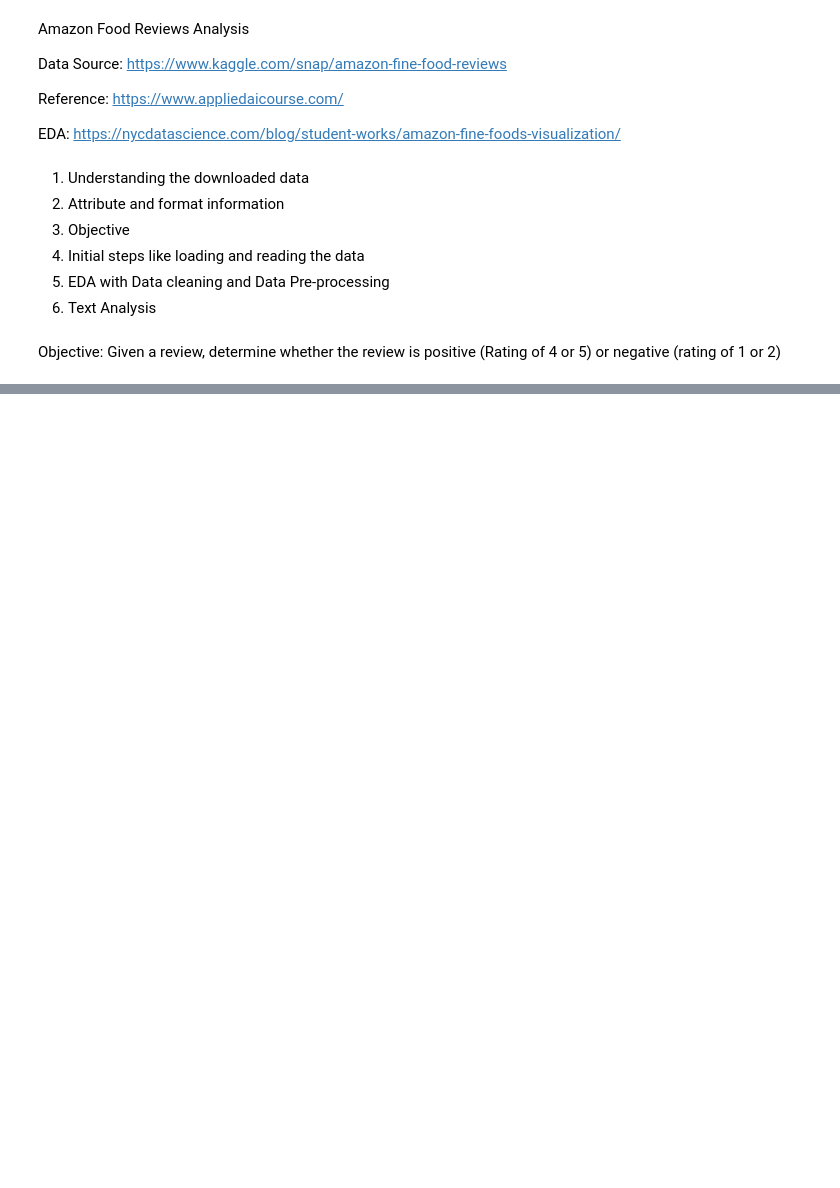
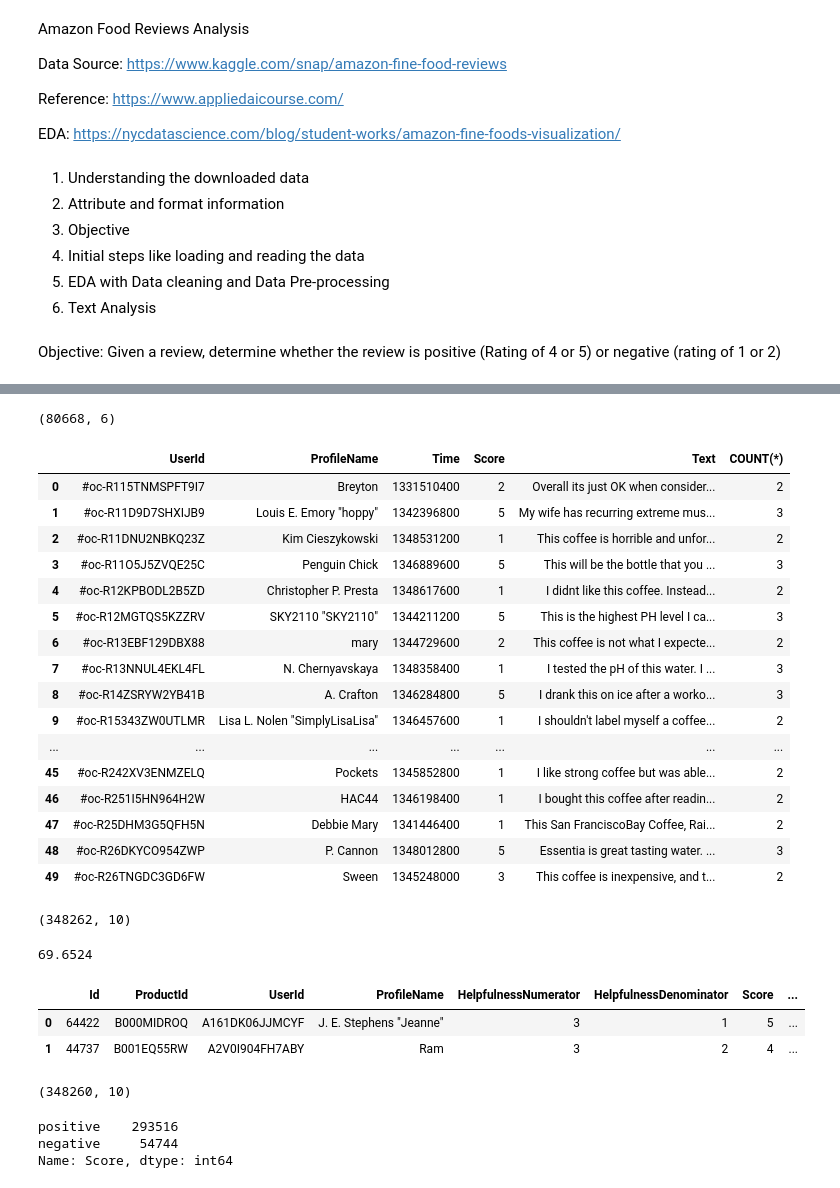
Before and after one commit to manoj-goli/ML_python_rep2-Amazon-review--Text-analysis-NLP, a Jupyter notebook: AMAZON_FOOD_REVIEW text analysis with python and ML concepts.ipynb, the cells around one changed output, grey strips where cells are left out. Saved outputs shown, nothing was run; the diff lists cells and outputs as text; code cells hidden in the pictures; blank space fills up the shorter version.

Commit message:
updates worked on 28-3-2020; Data Cleaning

```diff
--- a/AMAZON_FOOD_REVIEW text analysis with python and ML concepts.ipynb
+++ b/AMAZON_FOOD_REVIEW text analysis with python and ML concepts.ipynb
@@ -83,0 +96,22 @@ Number of data points in our data (500000, 10)
+# %%
+print(display.shape)
+display.head(50)
+# %% [output]
+(80668, 6)
+|  | UserId | ProfileName | Time | Score | Text | COUNT(*) |
+| 0 | #oc-R115TNMSPFT9I7 | Breyton | 1331510400 | 2 | Overall its just OK when consider... | 2 |
+| 1 | #oc-R11D9D7SHXIJB9 | Louis E. Emory "hoppy" | 1342396800 | 5 | My wife has recurring extreme mus... | 3 |
+| 2 | #oc-R11DNU2NBKQ23Z | Kim Cieszykowski | 1348531200 | 1 | This coffee is horrible and unfor... | 2 |
+| 3 | #oc-R11O5J5ZVQE25C | Penguin Chick | 1346889600 | 5 | This will be the bottle that you ... | 3 |
+| 4 | #oc-R12KPBODL2B5ZD | Christopher P. Presta | 1348617600 | 1 | I didnt like this coffee. Instead... | 2 |
+| 5 | #oc-R12MGTQS5KZZRV | SKY2110 "SKY2110" | 1344211200 | 5 | This is the highest PH level I ca... | 3 |
+| 6 | #oc-R13EBF129DBX88 | mary | 1344729600 | 2 | This coffee is not what I expecte... | 2 |
+| 7 | #oc-R13NNUL4EKL4FL | N. Chernyavskaya | 1348358400 | 1 | I tested the pH of this water. I ... | 3 |
+| 8 | #oc-R14ZSRYW2YB41B | A. Crafton | 1346284800 | 5 | I drank this on ice after a worko... | 3 |
+| 9 | #oc-R15343ZW0UTLMR | Lisa L. Nolen "SimplyLisaLisa" | 1346457600 | 1 | I shouldn't label myself a coffee... | 2 |
+| ... | ... | ... | ... | ... | ... | ... |
+| 45 | #oc-R242XV3ENMZELQ | Pockets | 1345852800 | 1 | I like strong coffee but was able... | 2 |
+| 46 | #oc-R251I5HN964H2W | HAC44 | 1346198400 | 1 | I bought this coffee after readin... | 2 |
+| 47 | #oc-R25DHM3G5QFH5N | Debbie Mary | 1341446400 | 1 | This San FranciscoBay Coffee, Rai... | 2 |
+| 48 | #oc-R26DKYCO954ZWP | P. Cannon | 1348012800 | 5 | Essentia is great tasting water. ... | 3 |
+| 49 | #oc-R26TNGDC3GD6FW | Sween | 1345248000 | 3 | This coffee is inexpensive, and t... | 2 |
@@ -83,0 +121,24 @@ Number of data points in our data (500000, 10)
+# %%
+#Deduplication of entries
+final=sorted_data.drop_duplicates(subset={"UserId","ProfileName","Time","Text"}, keep='first', inplace=False)
+final.shape
+# %% [output]
+(348262, 10)
+# %%
+#Checking to see how much % of data still remains
+(final['Id'].size*1.0)/(filtered_data['Id'].size*1.0)*100
+# %% [output]
+69.6524
+# %%
+display= pd.read_sql_query("""
+SELECT *
+FROM Reviews
+WHERE Score != 3 AND Id=44737 OR Id=64422
+ORDER BY ProductID
+""", con)
+
+display.head()
+# %% [output]
+|  | Id | ProductId | UserId | ProfileName | HelpfulnessNumerator | HelpfulnessDenominator | Score | ... |
+| 0 | 64422 | B000MIDROQ | A161DK06JJMCYF | J. E. Stephens "Jeanne" | 3 | 1 | 5 | ... |
+| 1 | 44737 | B001EQ55RW | A2V0I904FH7ABY | Ram | 3 | 2 | 4 | ... |
@@ -83,0 +147,11 @@ Number of data points in our data (500000, 10)
+# %%
+#Before starting the next phase of preprocessing lets see the number of entries left
+print(final.shape)
+
+#How many positive and negative reviews are present in our dataset?
+final['Score'].value_counts()
+# %% [output]
+(348260, 10)
+positive    293516
+negative     54744
+Name: Score, dtype: int64
```
Also changed, not shown: parts of 3 cells of this notebook.
